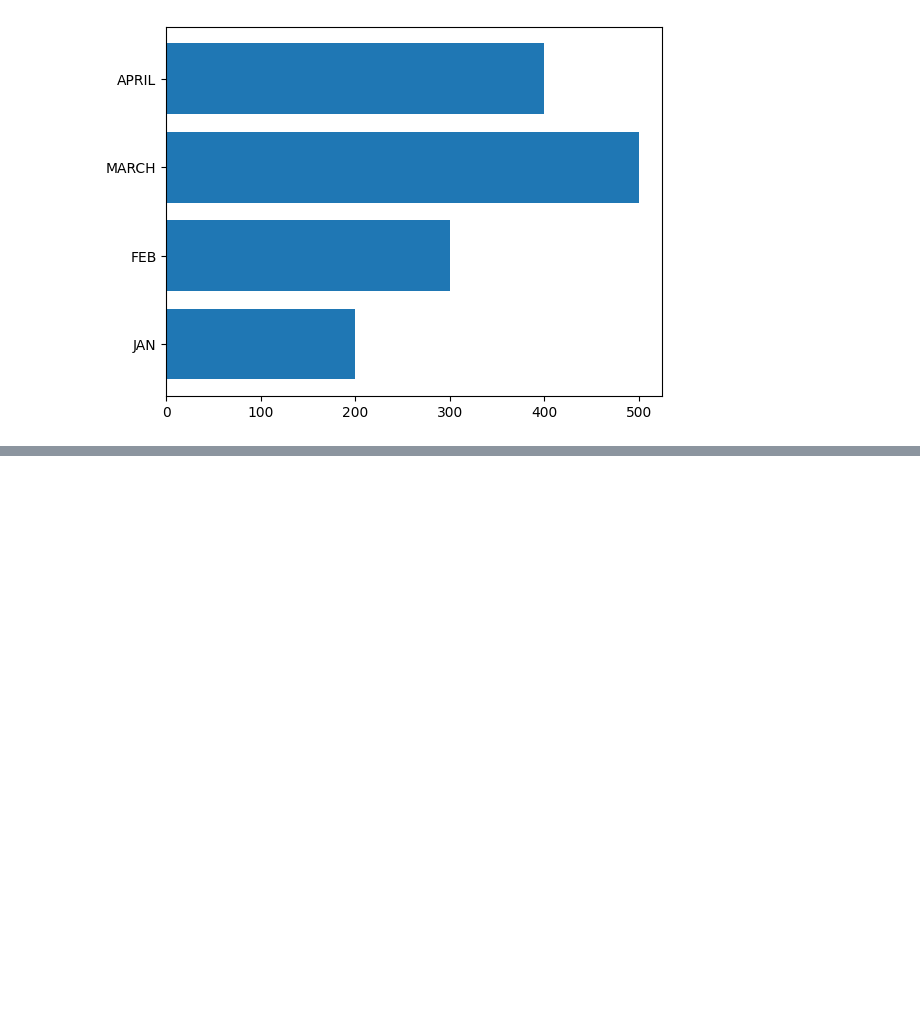
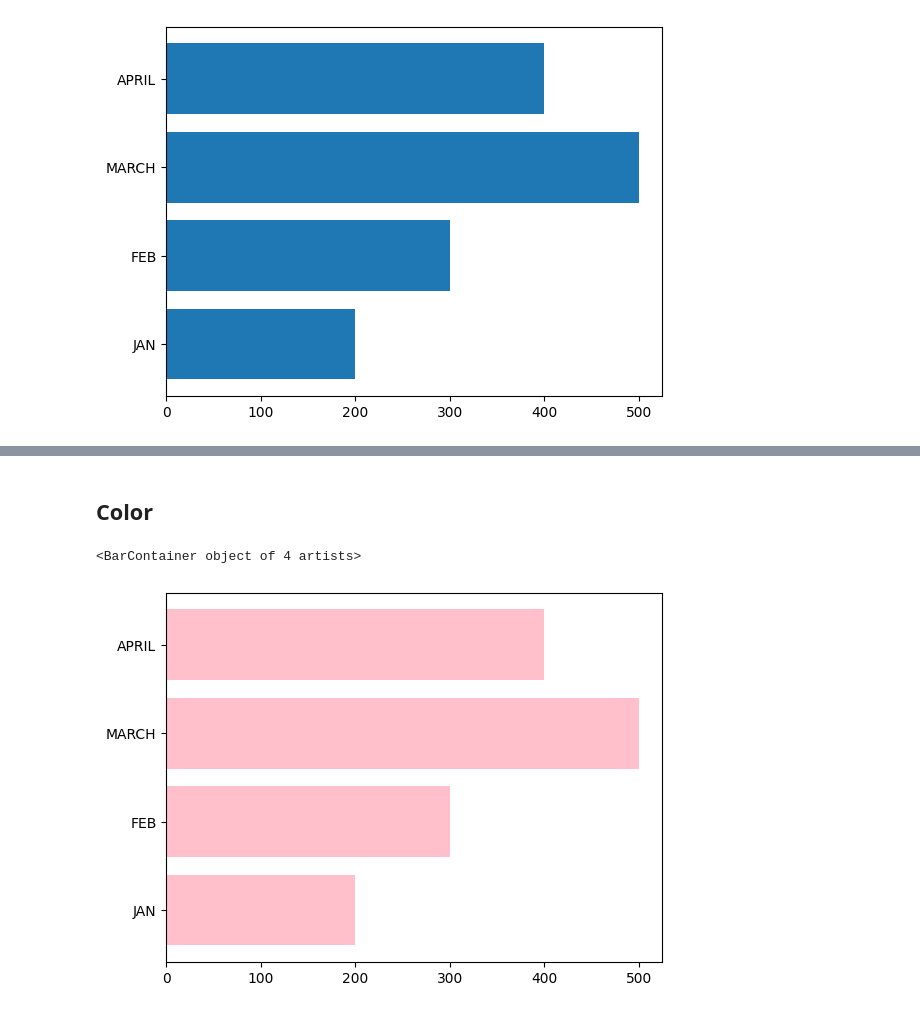
Before and after one commit to Alblooshi-Moh/Python-Project-1, a Jupyter notebook: Grap.ipynb, the cells around one changed output, grey strips where cells are left out. Cells and saved outputs as stored; diff of their text form; code cells hidden in the pictures; blank space fills up the shorter version.

```diff
--- a/Grap.ipynb
+++ b/Grap.ipynb
@@ -36,0 +44,7 @@ plt.barh(Month , EXPE)
+# %% [markdown]
+## Color
+# %%
+plt.barh(Month , EXPE, color = "pink")
+# %% [output]
+<BarContainer object of 4 artists>
+[figure, added]
```
Also changed, not shown: parts of 2 cells of this notebook.
